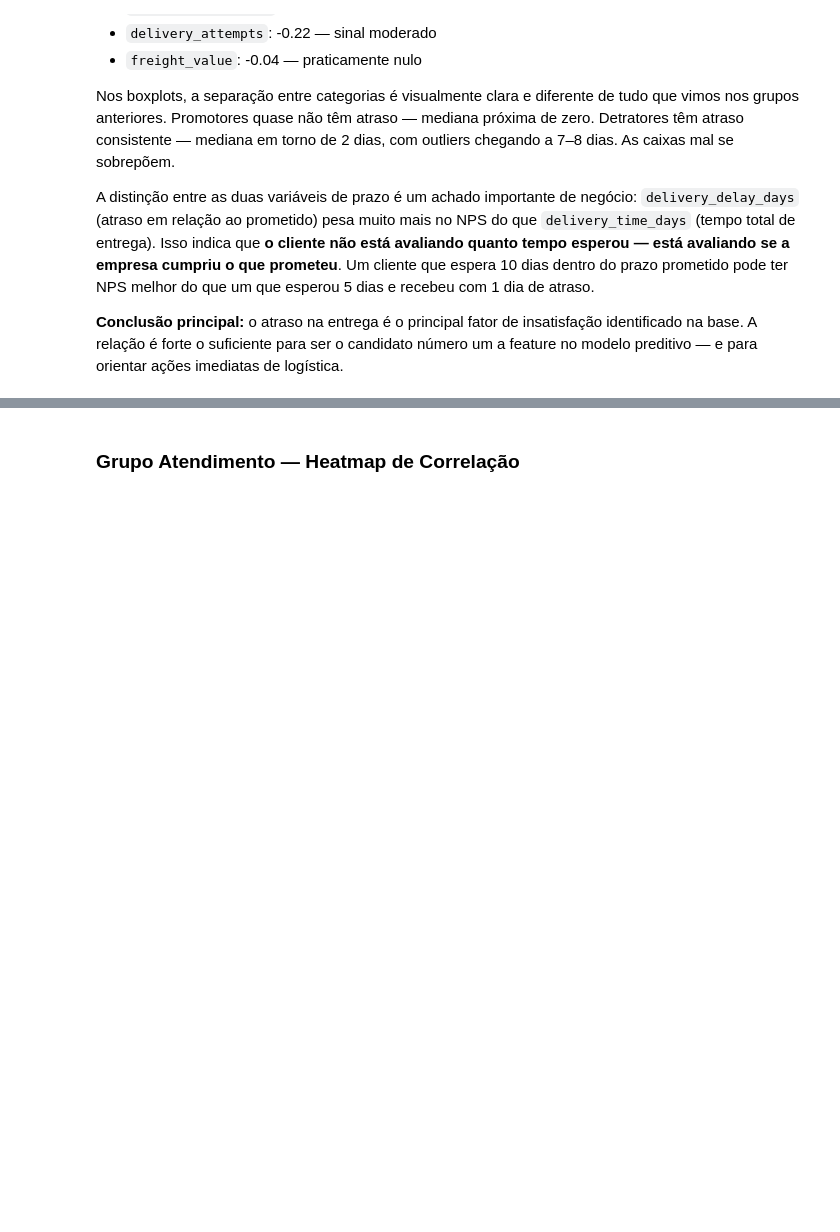
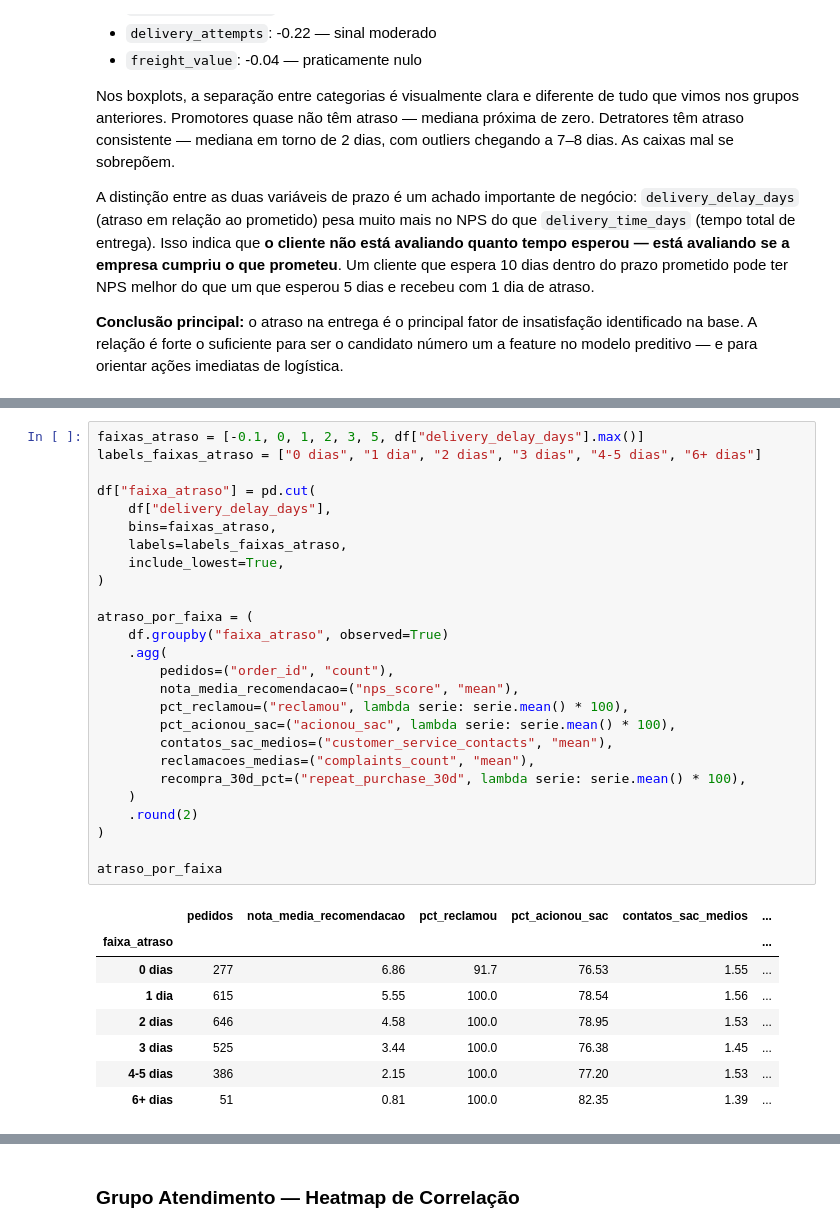
Before and after one commit to PHRaulino-Space/tech-challenge-fiap, a Jupyter notebook: notebooks/dados.ipynb, the cells around one changed output, grey strips where cells are left out. Cells and saved outputs as stored; diff of their text form; blank space fills up the shorter version.

```diff
--- a/notebooks/dados.ipynb
+++ b/notebooks/dados.ipynb
@@ -609,0 +642,35 @@ um a feature no modelo preditivo — e para orientar ações imediatas de logís
+# %%
+faixas_atraso = [-0.1, 0, 1, 2, 3, 5, df["delivery_delay_days"].max()]
+labels_faixas_atraso = ["0 dias", "1 dia", "2 dias", "3 dias", "4-5 dias", "6+ dias"]
+
+df["faixa_atraso"] = pd.cut(
+    df["delivery_delay_days"],
+    bins=faixas_atraso,
+    labels=labels_faixas_atraso,
+    include_lowest=True,
+)
+
+atraso_por_faixa = (
+    df.groupby("faixa_atraso", observed=True)
+    .agg(
+        pedidos=("order_id", "count"),
+        nota_media_recomendacao=("nps_score", "mean"),
+        pct_reclamou=("reclamou", lambda serie: serie.mean() * 100),
+        pct_acionou_sac=("acionou_sac", lambda serie: serie.mean() * 100),
+        contatos_sac_medios=("customer_service_contacts", "mean"),
+        reclamacoes_medias=("complaints_count", "mean"),
+        recompra_30d_pct=("repeat_purchase_30d", lambda serie: serie.mean() * 100),
+    )
+    .round(2)
+)
+
+atraso_por_faixa
+# %% [output]
+|  | pedidos | nota_media_recomendacao | pct_reclamou | pct_acionou_sac | contatos_sac_medios | ... |
+| faixa_atraso |  |  |  |  |  | ... |
+| 0 dias | 277 | 6.86 | 91.7 | 76.53 | 1.55 | ... |
+| 1 dia | 615 | 5.55 | 100.0 | 78.54 | 1.56 | ... |
+| 2 dias | 646 | 4.58 | 100.0 | 78.95 | 1.53 | ... |
+| 3 dias | 525 | 3.44 | 100.0 | 76.38 | 1.45 | ... |
+| 4-5 dias | 386 | 2.15 | 100.0 | 77.20 | 1.53 | ... |
+| 6+ dias | 51 | 0.81 | 100.0 | 82.35 | 1.39 | ... |
```
Also changed, not shown: parts of 73 cells of this notebook, 9 other files.
